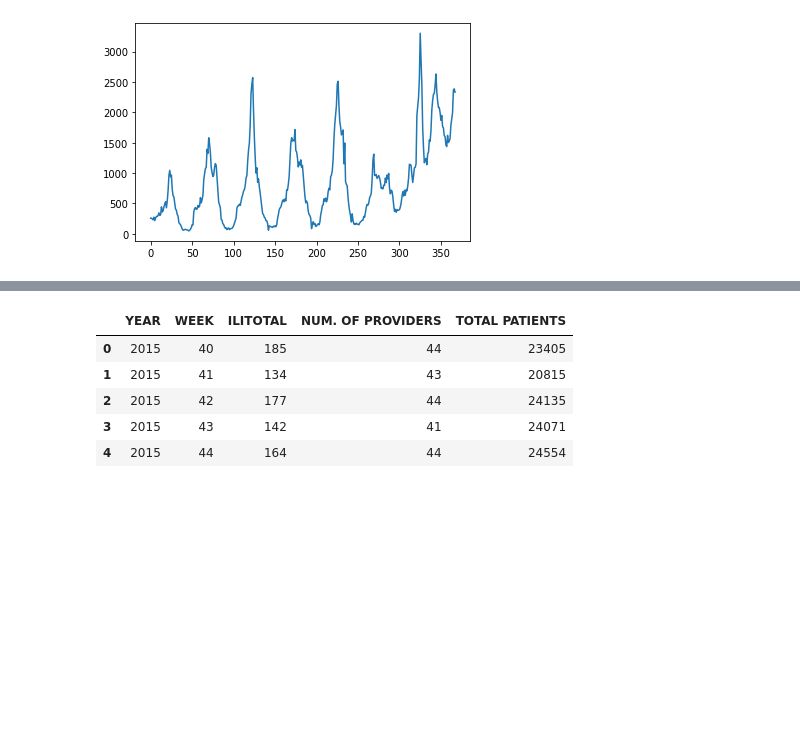
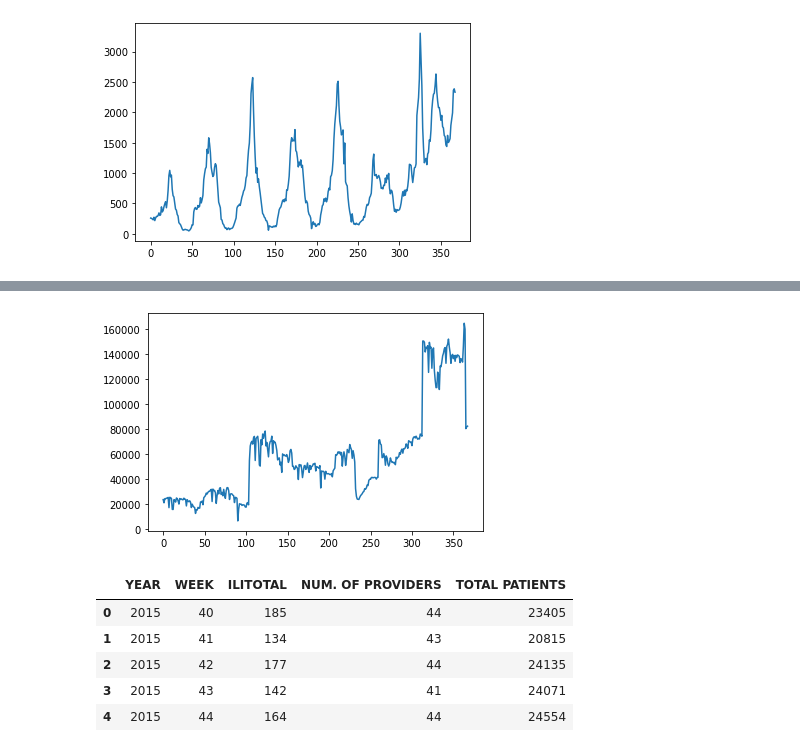
Before and after one commit to ndeen/flu_forecasting, a Jupyter notebook: flu_model.ipynb, the cells around one changed output, grey strips where cells are left out. Saved outputs shown, nothing was run; the diff lists cells and outputs as text; code cells hidden in the pictures; blank space fills up the shorter version.

```diff
--- a/flu_model.ipynb
+++ b/flu_model.ipynb
@@ -113,6 +113,14 @@ ilinet.describe()
 | 50% | 2019.000000 | 27.000000 | 1.014380 | 551.000000 | 60.000000 | 51021.000000 |
 | 75% | 2021.000000 | 40.000000 | 1.723775 | 1118.000000 | 92.000000 | 68488.500000 |
 | max | 2022.000000 | 53.000000 | 6.614120 | 6300.000000 | 186.000000 | 164848.000000 |
+# %%
+# Select the columns to plot
+x = ilinet.index
+y = ilinet['TOTAL PATIENTS']
+plt.plot(x, y) # Plot the data
+plt.show() # Show the plot
+# %% [output]
+[figure, added]
 # %%
 # exlude specific columns
 exclude_cols = ['REGION TYPE','REGION','% WEIGHTED ILI', '%UNWEIGHTED ILI','AGE 0-4', 'AGE 25-49', 'AGE 25-64',
```
Also changed, not shown: parts of 5 cells of this notebook.
